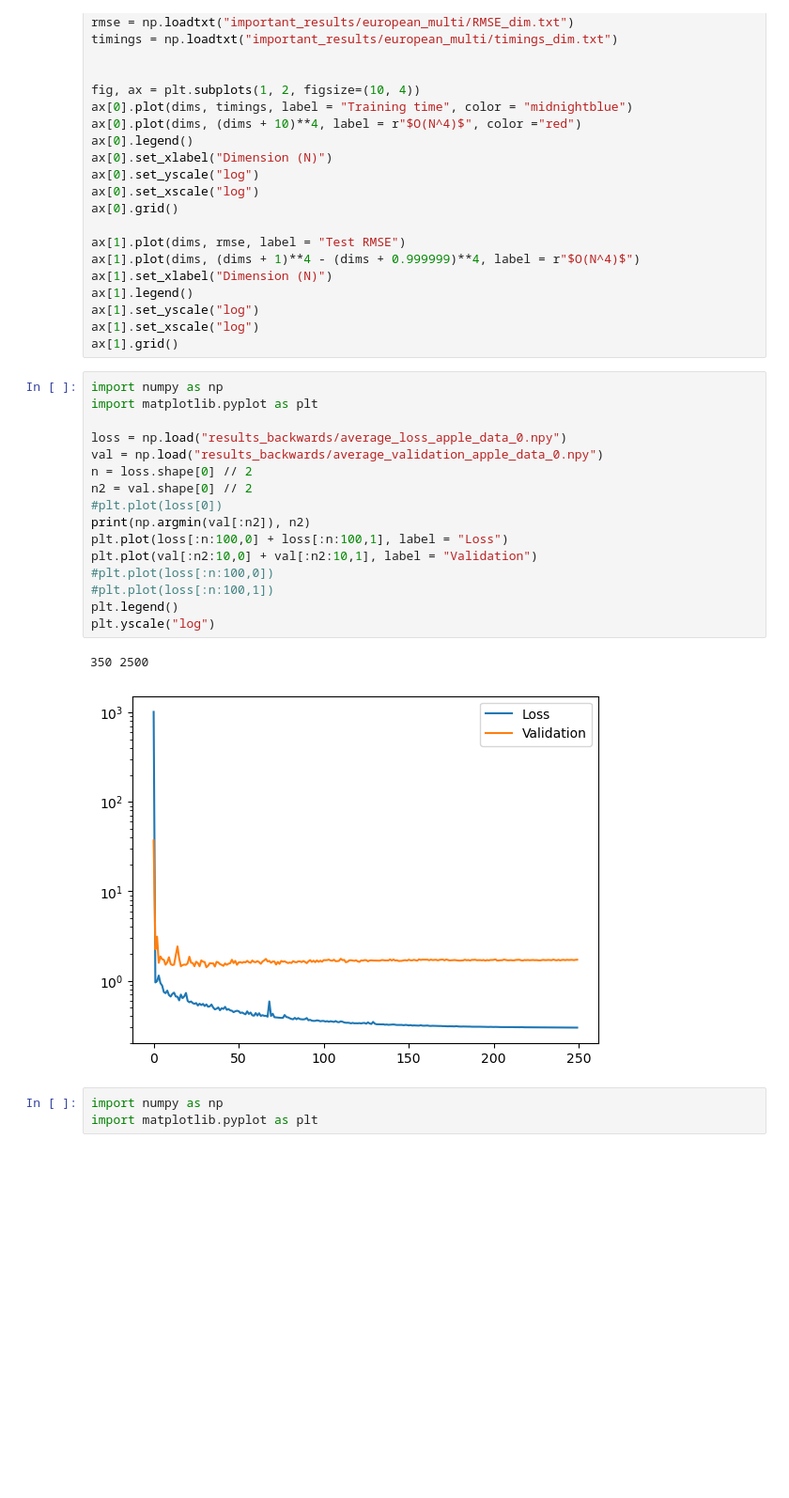
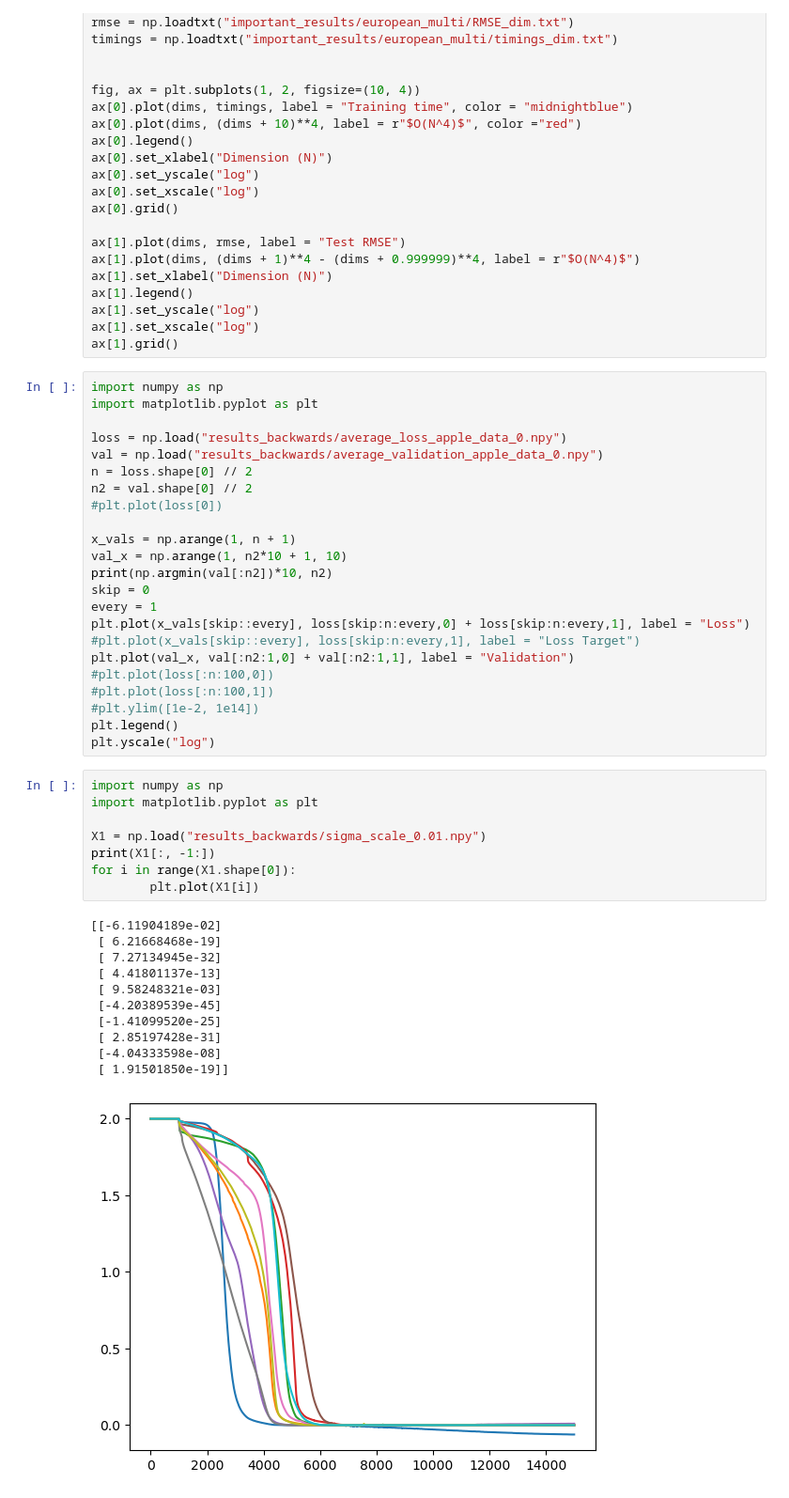
Before and after one commit to SigurdHuse/master_project, a Jupyter notebook: test.ipynb, the cells around one changed output. Shown at 94% size. Drawn from its saved outputs; the diff is of its cells as text; blank space fills up the shorter version.

```diff
--- a/test.ipynb
+++ b/test.ipynb
@@ -389,16 +426,37 @@ val = np.load("results_backwards/average_validation_apple_data_0.npy")
 n = loss.shape[0] // 2
 n2 = val.shape[0] // 2
 #plt.plot(loss[0])
-print(np.argmin(val[:n2]), n2)
-plt.plot(loss[:n:100,0] + loss[:n:100,1], label = "Loss")
-plt.plot(val[:n2:10,0] + val[:n2:10,1], label = "Validation")
+
+x_vals = np.arange(1, n + 1)
+val_x = np.arange(1, n2*10 + 1, 10)
+print(np.argmin(val[:n2])*10, n2)
+skip = 0
+every = 1
+plt.plot(x_vals[skip::every], loss[skip:n:every,0] + loss[skip:n:every,1], label = "Loss")
+#plt.plot(x_vals[skip::every], loss[skip:n:every,1], label = "Loss Target")
+plt.plot(val_x, val[:n2:1,0] + val[:n2:1,1], label = "Validation")
 #plt.plot(loss[:n:100,0])
 #plt.plot(loss[:n:100,1])
+#plt.ylim([1e-2, 1e14])
 plt.legend()
 plt.yscale("log")
-# %% [output]
-350 2500
-[figure, removed]
 # %%
 import numpy as np
 import matplotlib.pyplot as plt
+
+X1 = np.load("results_backwards/sigma_scale_0.01.npy")
+print(X1[:, -1:])
+for i in range(X1.shape[0]):
+        plt.plot(X1[i])
+# %% [output]
+[[-6.11904189e-02]
+ [ 6.21668468e-19]
+ [ 7.27134945e-32]
+ [ 4.41801137e-13]
+ [ 9.58248321e-03]
+ [-4.20389539e-45]
+ [-1.41099520e-25]
+ [ 2.85197428e-31]
+ [-4.04333598e-08]
+ [ 1.91501850e-19]]
+[figure, added]
```
Also changed, not shown: parts of 5 cells of this notebook, 22 other files.
